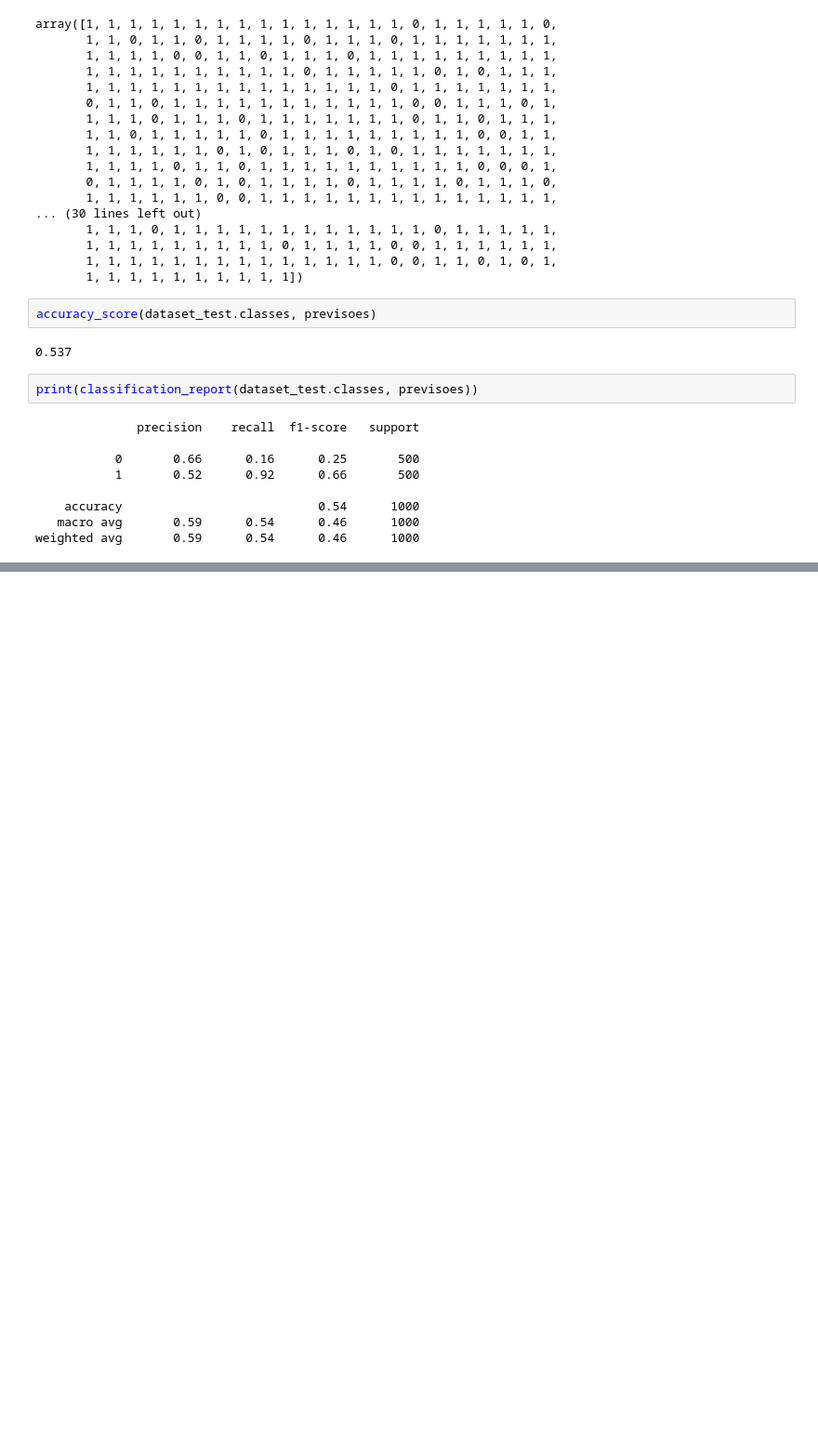
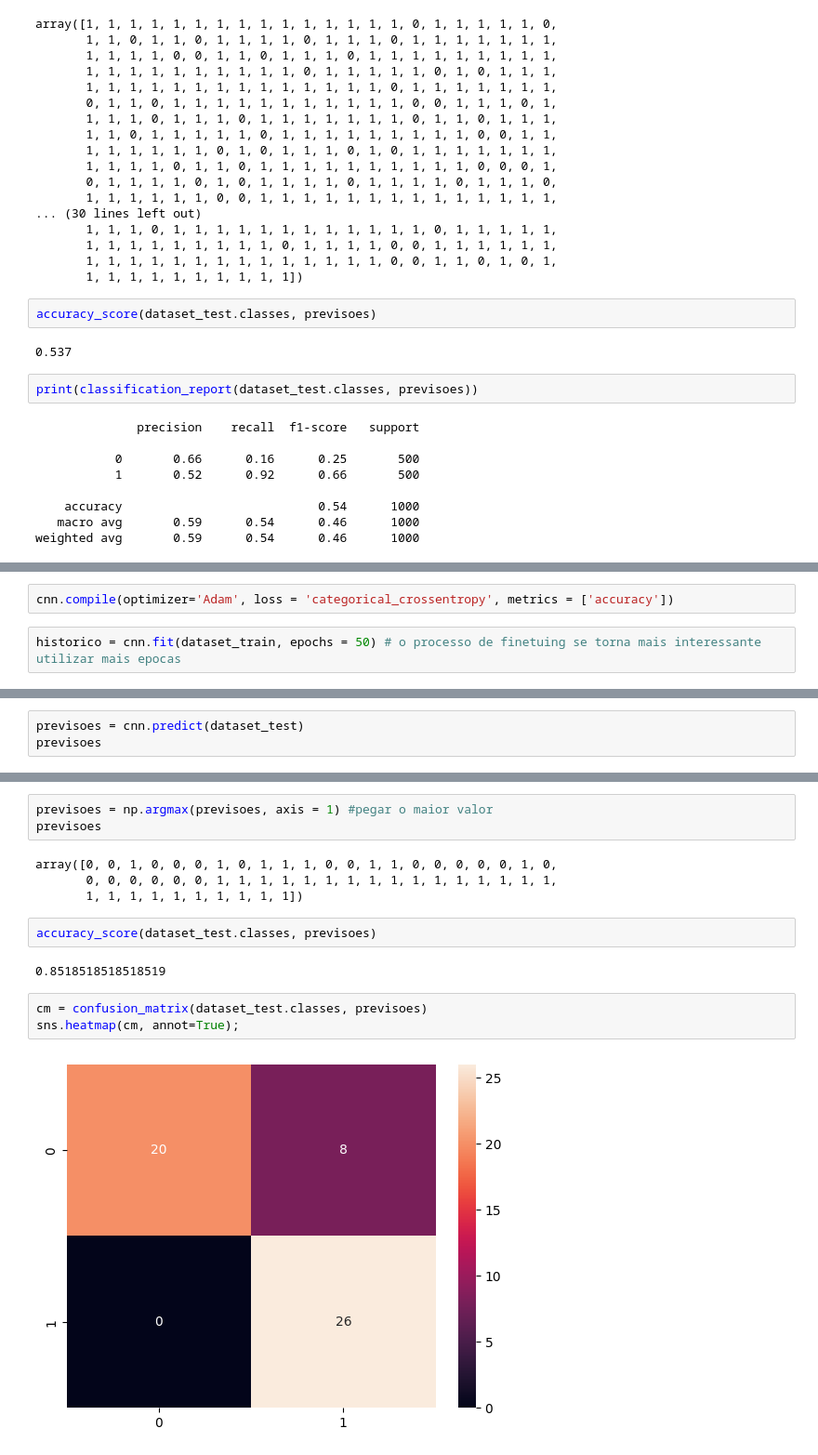
Before and after one commit to HugoPessoni/Curso_Visao, a Jupyter notebook: Curso_Visao_03.ipynb, the cells around one changed output, grey strips where cells are left out. Shown at 93% size. Drawn from its saved outputs; the diff is of its cells as text; blank space fills up the shorter version.

```diff
--- a/Curso_Visao_03.ipynb
+++ b/Curso_Visao_03.ipynb
@@ -559,0 +868,4 @@ weighted avg       0.59      0.54      0.46      1000
+# %%
+cnn.compile(optimizer='Adam', loss = 'categorical_crossentropy', metrics = ['accuracy'])
+# %%
+historico = cnn.fit(dataset_train, epochs = 50) # o processo de finetuing se torna mais interessante utilizar mais epocas
@@ -559,0 +892,3 @@ weighted avg       0.59      0.54      0.46      1000
+# %%
+previsoes = cnn.predict(dataset_test)
+previsoes
@@ -559,0 +914,16 @@ weighted avg       0.59      0.54      0.46      1000
+# %%
+previsoes = np.argmax(previsoes, axis = 1) #pegar o maior valor
+previsoes
+# %% [output]
+array([0, 0, 1, 0, 0, 0, 1, 0, 1, 1, 1, 0, 0, 1, 1, 0, 0, 0, 0, 0, 1, 0,
+       0, 0, 0, 0, 0, 0, 1, 1, 1, 1, 1, 1, 1, 1, 1, 1, 1, 1, 1, 1, 1, 1,
+       1, 1, 1, 1, 1, 1, 1, 1, 1, 1])
+# %%
+accuracy_score(dataset_test.classes, previsoes)
+# %% [output]
+0.8518518518518519
+# %%
+cm = confusion_matrix(dataset_test.classes, previsoes)
+sns.heatmap(cm, annot=True);
+# %% [output]
+[figure, added]
```
Also changed, not shown: parts of 48 cells of this notebook.
